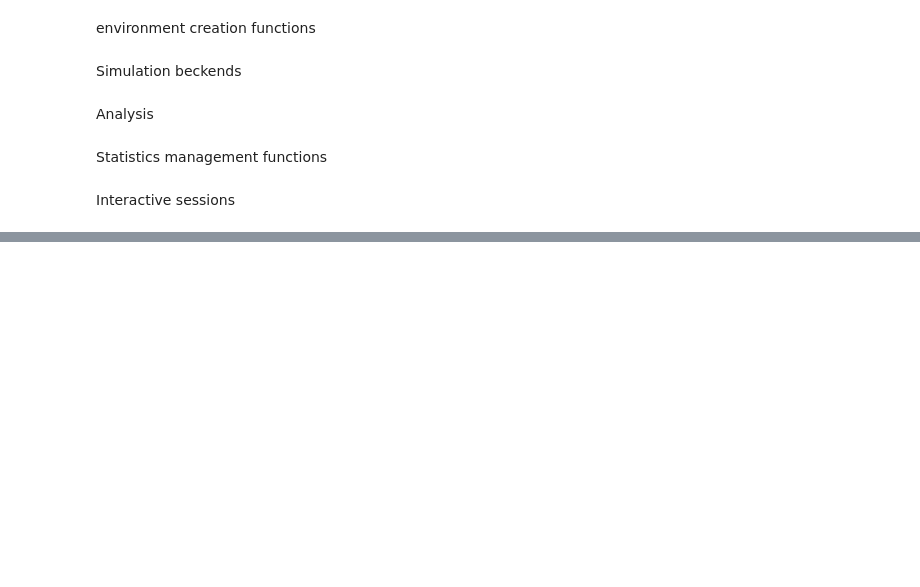
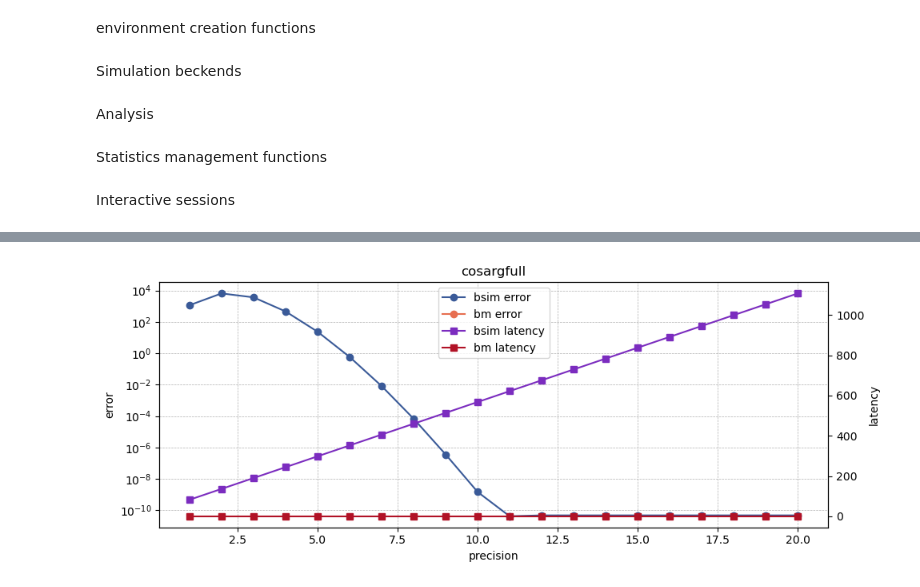
Before and after one commit to BondMachineHQ/bmsymtests, a Jupyter notebook: analyze.ipynb, the cells around one changed output, grey strips where cells are left out. Saved outputs shown, nothing was run; the diff lists cells and outputs as text; code cells hidden in the pictures; blank space fills up the shorter version.

Commit message:
Aggiunta funzione plot_stats

```diff
--- a/analyze.ipynb
+++ b/analyze.ipynb
@@ -476,13 +476,13 @@ Interactive sessions
 # From here, it is possible to override the config.py settings and run specific parts, by defining all the variables are set to False
 
 # debug=True
-singleRun=True
-runMode="fragtester"
+# singleRun=True
+# runMode="fragtester"
 # singleRunPatch=True
-# fullRun=True
+fullRun=True
 storeBM=True
 runSimbatchTests=True
-runBmsimTests=True
+#runBmsimTests=True
 
 benchcore=True
 
@@ -669,7 +616,7 @@ if fullRun:
 					else:
 						print(f"{RED}Error generating neuron {neuron} with sequence {seq}{STANDARD}")
 			else:
-				placeHolderNeuron("library", neuron)
+				placeHolderNeuron("alibrary", neuron)
 
 				df=loadBMsimRun(0.0,False)
 				gs=PatchBMsimGlobalStats(gs, df)
@@ -683,0 +694,4 @@ gs.style.apply(lambda x: x.map(highlightDone), axis=None, subset=['bsimoccurrenc
+# %%
+plot_stats("cosargfull")
+# %% [output]
+[figure, added]
```
Also changed, not shown: parts of 9 cells of this notebook.
